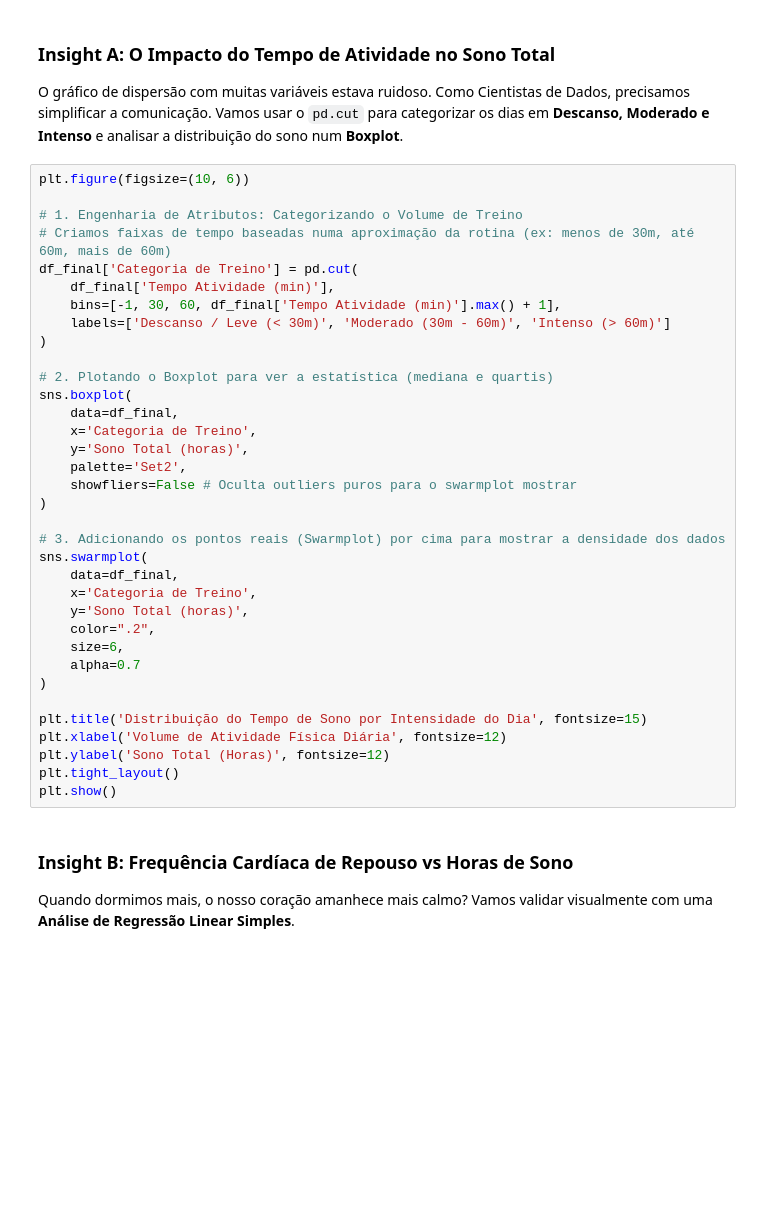
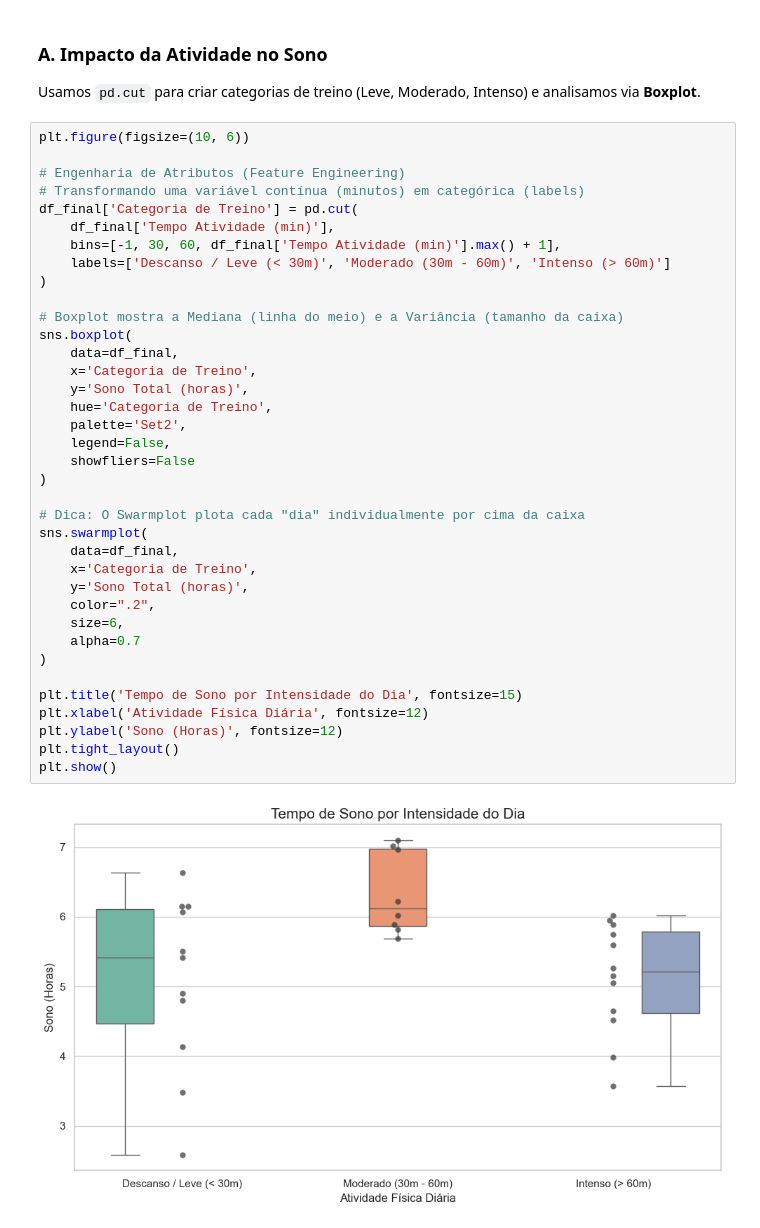
Before and after one commit to jaimecirne/AuldaPythonDadosSaude, a Jupyter notebook: aula01.ipynb, the cells around one changed output. Drawn from its saved outputs; the diff is of its cells as text; blank space fills up the shorter version.

```diff
--- a/aula01.ipynb
+++ b/aula01.ipynb
@@ -113,42 +129,43 @@ Vamos explorar três hipóteses biológicas provadas com dados.
-# %% [markdown]
-### Insight A: O Impacto do Tempo de Atividade no Sono Total
-O gráfico de dispersão com muitas variáveis estava ruidoso. Como Cientistas de Dados, precisamos simplificar a comunicação.
-Vamos usar o `pd.cut` para categorizar os dias em **Descanso, Moderado e Intenso** e analisar a distribuição do sono num **Boxplot**.
+# %% [markdown]
+### A. Impacto da Atividade no Sono
+
+Usamos `pd.cut` para criar categorias de treino (Leve, Moderado, Intenso) e analisamos via **Boxplot**.
 # %%
 plt.figure(figsize=(10, 6))
 
-# 1. Engenharia de Atributos: Categorizando o Volume de Treino
-# Criamos faixas de tempo baseadas numa aproximação da rotina (ex: menos de 30m, até 60m, mais de 60m)
+# Engenharia de Atributos (Feature Engineering)
+# Transformando uma variável contínua (minutos) em categórica (labels)
 df_final['Categoria de Treino'] = pd.cut(
     df_final['Tempo Atividade (min)'],
     bins=[-1, 30, 60, df_final['Tempo Atividade (min)'].max() + 1],
     labels=['Descanso / Leve (< 30m)', 'Moderado (30m - 60m)', 'Intenso (> 60m)']
 )
 
-# 2. Plotando o Boxplot para ver a estatística (mediana e quartis)
+# Boxplot mostra a Mediana (linha do meio) e a Variância (tamanho da caixa)
 sns.boxplot(
     data=df_final,
     x='Categoria de Treino',
     y='Sono Total (horas)',
+    hue='Categoria de Treino',
     palette='Set2',
-    showfliers=False # Oculta outliers puros para o swarmplot mostrar
+    legend=False,
+    showfliers=False
 )
 
-# 3. Adicionando os pontos reais (Swarmplot) por cima para mostrar a densidade dos dados
+# Dica: O Swarmplot plota cada "dia" individualmente por cima da caixa
 sns.swarmplot(
     data=df_final,
     x='Categoria de Treino',
     y='Sono Total (horas)',
     color=".2",
     size=6,
     alpha=0.7
 )
 
-plt.title('Distribuição do Tempo de Sono por Intensidade do Dia', fontsize=15)
-plt.xlabel('Volume de Atividade Física Diária', fontsize=12)
-plt.ylabel('Sono Total (Horas)', fontsize=12)
+plt.title('Tempo de Sono por Intensidade do Dia', fontsize=15)
+plt.xlabel('Atividade Física Diária', fontsize=12)
+plt.ylabel('Sono (Horas)', fontsize=12)
 plt.tight_layout()
 plt.show()
+# %% [output]
+[figure, added]
-# %% [markdown]
-### Insight B: Frequência Cardíaca de Repouso vs Horas de Sono
-Quando dormimos mais, o nosso coração amanhece mais calmo? Vamos validar visualmente com uma **Análise de Regressão Linear Simples**.
```
Also changed, not shown: parts of 15 cells of this notebook, 14 other files.
